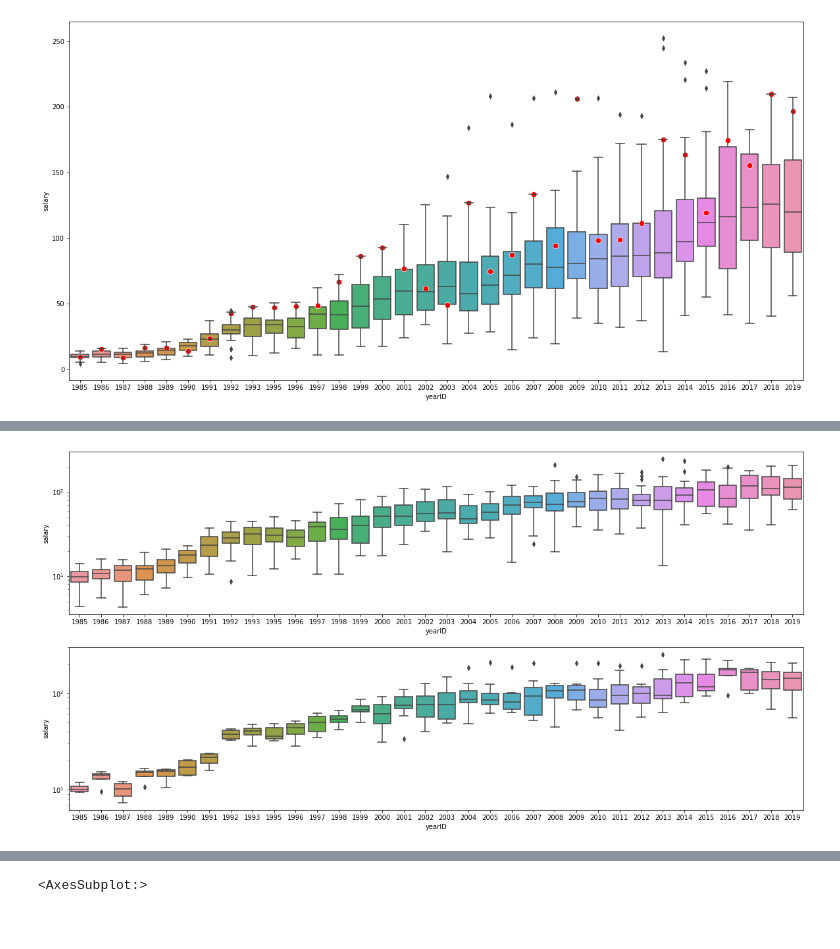
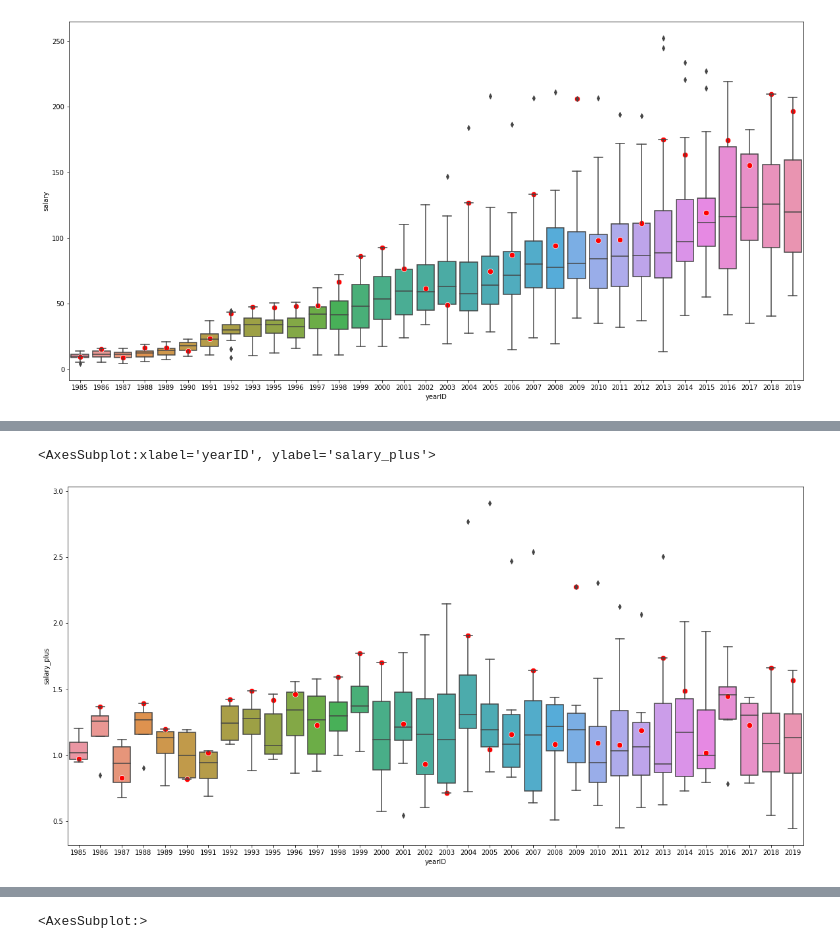
Before and after one commit to afspicciati/NYCDSA-Python-Data-Analysis-Project, a Jupyter notebook: project_working.ipynb, the cells around one changed output, grey strips where cells are left out. Drawn from its saved outputs; the diff is of its cells as text; code cells hidden in the pictures.

```diff
--- a/project_working.ipynb
+++ b/project_working.ipynb
@@ -85,9 +86,10 @@ team_stats_full = team_stats_full[team_stats_full['yearID'] != 1994]
 team_stats_full = team_stats_full[team_stats_full['yearID'] < 2020]
 team_stats_full.reset_index(inplace=True)
 
+#adding a column of salary/yearAverageSalary for each team
 yearly_average = team_stats_full.groupby('yearID').agg(['mean',np.std]).reset_index().loc[:,['yearID','salary']]
 pct_yearly_average = []
 for i in range(len(team_stats_full)):
-    pct_yearly_average.append(team_stats_full['salary'][i]/yearly_average[yearly_average['yearID'] == team_stats_full['yearID'][i]]['salary'])
+    pct_yearly_average.append(team_stats_full['salary'][i]/float(yearly_average[yearly_average['yearID'] == team_stats_full['yearID'][i]]['salary']['mean']))
 
-team_stats_full['pct_yearly_average'] = pct_yearly_average
+team_stats_full['salary_plus'] = pct_yearly_average
@@ -116,9 +350,9 @@ sns.scatterplot(x = team_stats_full['yearID'].unique().astype(str),y = team_stat
 # %%
-fig, ax = plt.subplots(2,1)
-sns.boxplot(x = team_stats_full['yearID'],y = team_stats_full[team_stats_full['playoffs'] == 'N']['salary']/1000000, ax=ax[0])
-sns.boxplot(x = team_stats_full['yearID'],y = team_stats_full[team_stats_full['playoffs'] == 'Y']['salary']/1000000, ax=ax[1])
-#sns.scatterplot(x = team_stats_full['yearID'].unique().astype(str),y = team_stats_full[team_stats_full['WSWin'] == 'Y']['salary']/1000000, s = 70,color='red',ax=ax[0])
-ax[0].set_yscale('log')
-ax[1].set_yscale('log')
+fig, ax = plt.subplots()
+#sns.boxplot(x = team_stats_full['yearID'],y = team_stats_full[team_stats_full['playoffs'] == 'N']['salary']/1000000, ax=ax[0])
+sns.boxplot(x = team_stats_full['yearID'],y = team_stats_full[team_stats_full['playoffs'] == 'Y']['salary_plus'], ax=ax)
+sns.scatterplot(x = team_stats_full['yearID'].unique().astype(str),y = team_stats_full[team_stats_full['WSWin'] == 'Y']['salary_plus'], s = 70,color='red',ax=ax)
+#ax.set_yscale('log')
 # %% [output]
+<AxesSubplot:xlabel='yearID', ylabel='salary_plus'>
-[figure, old version]
+[figure, new version]
```
Also changed, not shown: parts of 34 cells of this notebook, 4 other files.
